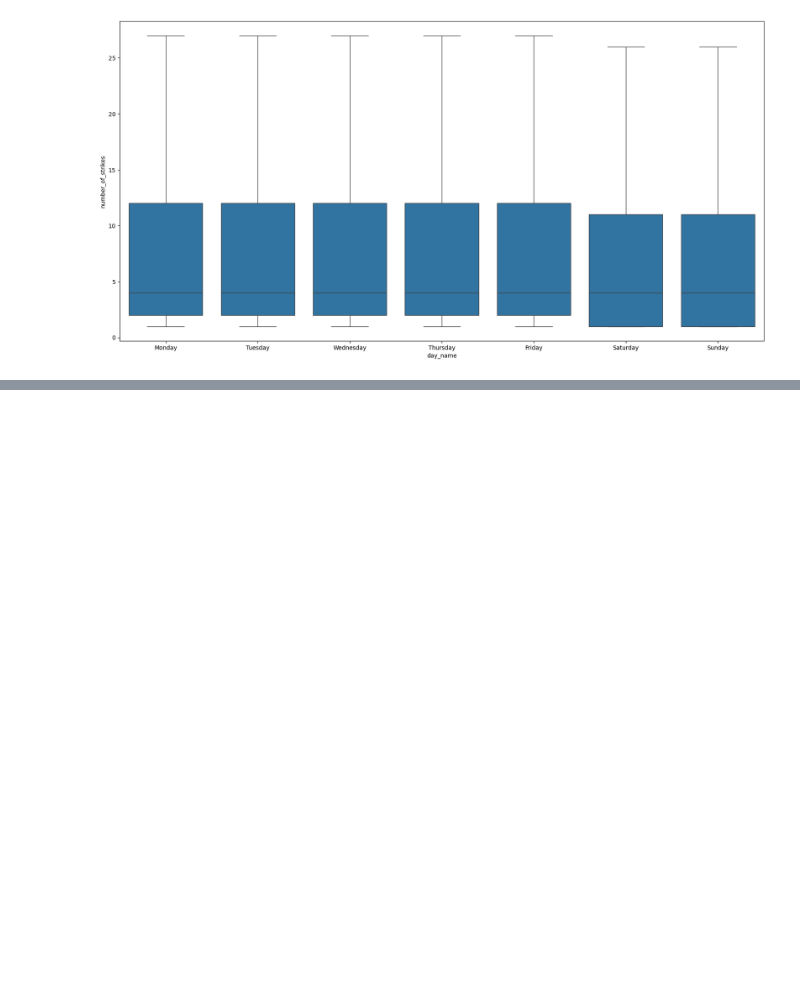
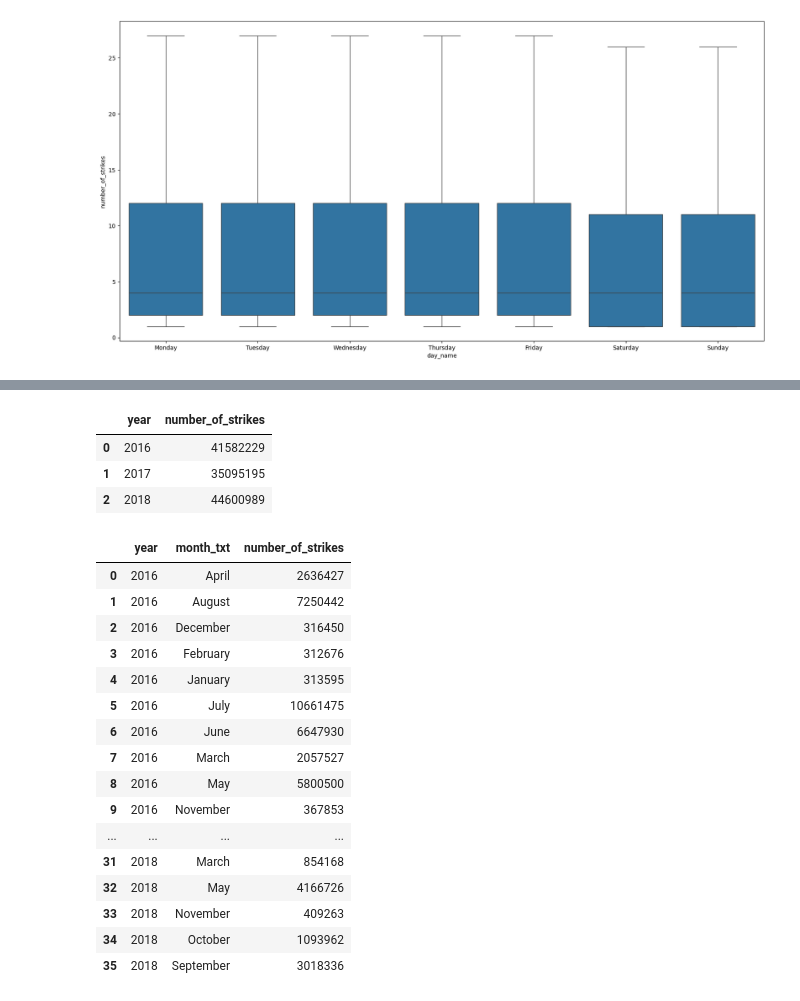
Before and after one commit to AfobCode/LearningPython, a Jupyter notebook: GoBeyondNumbers/eda_structuring.ipynb, the cells around one changed output, grey strips where cells are left out. Saved outputs shown, nothing was run; the diff lists cells and outputs as text; code cells hidden in the pictures; blank space fills up the shorter version.

```diff
--- a/GoBeyondNumbers/eda_structuring.ipynb
+++ b/GoBeyondNumbers/eda_structuring.ipynb
@@ -169,0 +294,31 @@ box_plot = sns.boxplot( data= eda_df,
+# %%
+strikes_by_y = lightning_2016_2018.groupby("year", as_index= False)["number_of_strikes"].sum()
+strikes_by_y
+# %% [output]
+|  | year | number_of_strikes |
+| 0 | 2016 | 41582229 |
+| 1 | 2017 | 35095195 |
+| 2 | 2018 | 44600989 |
+# %%
+strikes_by_y_m = lightning_2016_2018.groupby(["year","month_txt"],as_index=False).agg(
+    number_of_strikes = pd.NamedAgg(column="number_of_strikes", aggfunc=sum)
+)
+strikes_by_y_m
+# %% [output]
+|  | year | month_txt | number_of_strikes |
+| 0 | 2016 | April | 2636427 |
+| 1 | 2016 | August | 7250442 |
+| 2 | 2016 | December | 316450 |
+| 3 | 2016 | February | 312676 |
+| 4 | 2016 | January | 313595 |
+| 5 | 2016 | July | 10661475 |
+| 6 | 2016 | June | 6647930 |
+| 7 | 2016 | March | 2057527 |
+| 8 | 2016 | May | 5800500 |
+| 9 | 2016 | November | 367853 |
+| ... | ... | ... | ... |
+| 31 | 2018 | March | 854168 |
+| 32 | 2018 | May | 4166726 |
+| 33 | 2018 | November | 409263 |
+| 34 | 2018 | October | 1093962 |
+| 35 | 2018 | September | 3018336 |
```
Also changed, not shown: parts of 11 cells of this notebook.
